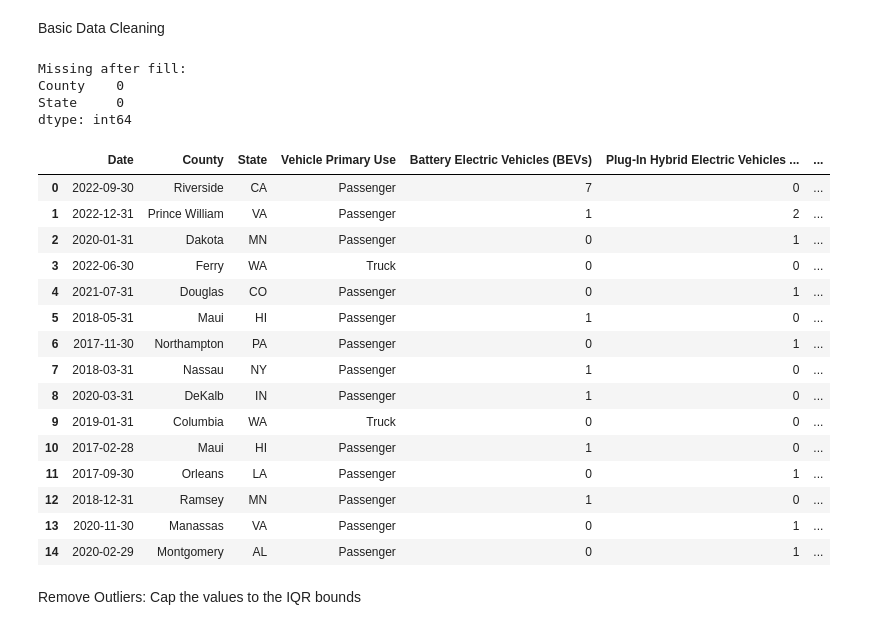
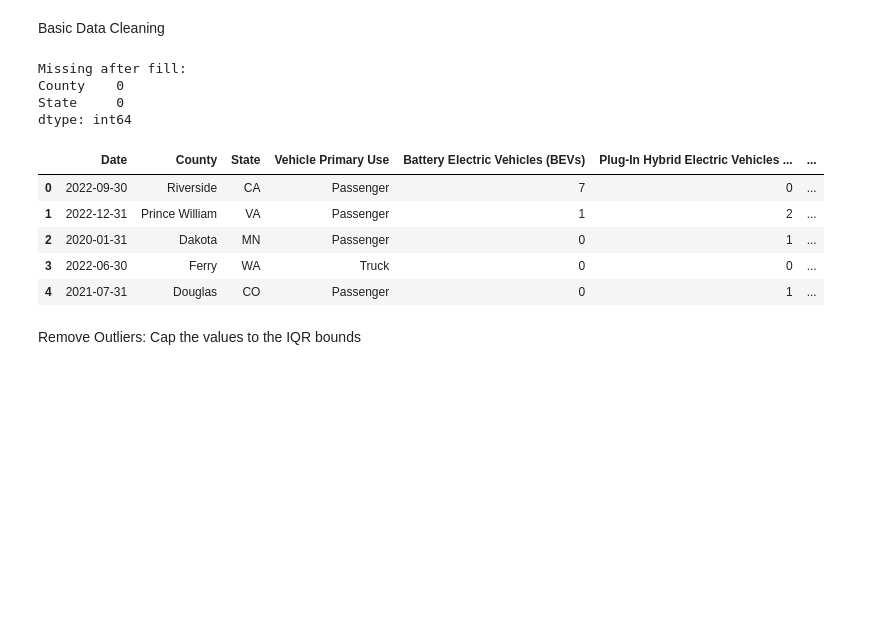
Before and after one commit to 2300031283/KRISHNAKOWSHIK, a Jupyter notebook: EV_Adoption_Forecasting.ipynb, the cells around one changed output. Cells and saved outputs as stored; diff of their text form; code cells hidden in the pictures; blank space fills up the shorter version.

```diff
--- a/EV_Adoption_Forecasting.ipynb
+++ b/EV_Adoption_Forecasting.ipynb
@@ -158,43 +134,33 @@ Basic Data Cleaning
 # %%
 # Converts the "Date" column to actual datetime objects
 df['Date'] = pd.to_datetime(df['Date'], errors='coerce')
 
 # Removes rows where "Date" conversion failed
 df = df[df['Date'].notnull()]
 
 # Removes rows where the target (EV Total) is missing
 df = df[df['Electric Vehicle (EV) Total'].notnull()]
 
 # Fill missing values
 df['County'] = df['County'].fillna('Unknown')
 df['State'] = df['State'].fillna('Unknown')
 
 # Confirm remaining nulls
 print("Missing after fill:")
 print(df[['County', 'State']].isnull().sum())
 
-df.head(15)
+df.head()
 # %% [output]
 Missing after fill:
 County    0
 State     0
 dtype: int64
 |  | Date | County | State | Vehicle Primary Use | Battery Electric Vehicles (BEVs) | Plug-In Hybrid Electric Vehicles ... | ... |
 | 0 | 2022-09-30 | Riverside | CA | Passenger | 7 | 0 | ... |
 | 1 | 2022-12-31 | Prince William | VA | Passenger | 1 | 2 | ... |
 | 2 | 2020-01-31 | Dakota | MN | Passenger | 0 | 1 | ... |
 | 3 | 2022-06-30 | Ferry | WA | Truck | 0 | 0 | ... |
 | 4 | 2021-07-31 | Douglas | CO | Passenger | 0 | 1 | ... |
-| 5 | 2018-05-31 | Maui | HI | Passenger | 1 | 0 | ... |
-| 6 | 2017-11-30 | Northampton | PA | Passenger | 0 | 1 | ... |
-| 7 | 2018-03-31 | Nassau | NY | Passenger | 1 | 0 | ... |
-| 8 | 2020-03-31 | DeKalb | IN | Passenger | 1 | 0 | ... |
-| 9 | 2019-01-31 | Columbia | WA | Truck | 0 | 0 | ... |
-| 10 | 2017-02-28 | Maui | HI | Passenger | 1 | 0 | ... |
-| 11 | 2017-09-30 | Orleans | LA | Passenger | 0 | 1 | ... |
-| 12 | 2018-12-31 | Ramsey | MN | Passenger | 1 | 0 | ... |
-| 13 | 2020-11-30 | Manassas | VA | Passenger | 0 | 1 | ... |
-| 14 | 2020-02-29 | Montgomery | AL | Passenger | 0 | 1 | ... |
 # %% [markdown]
 Remove Outliers: Cap the values to the IQR bounds
 # %%
```
Also changed, not shown: parts of 25 cells of this notebook, 1 other file.
